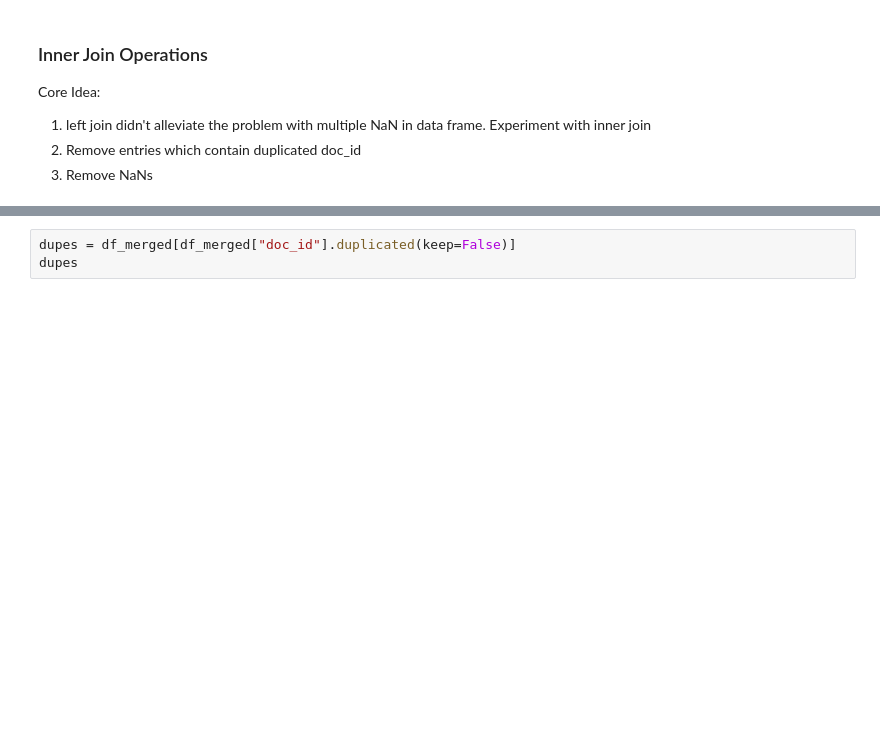
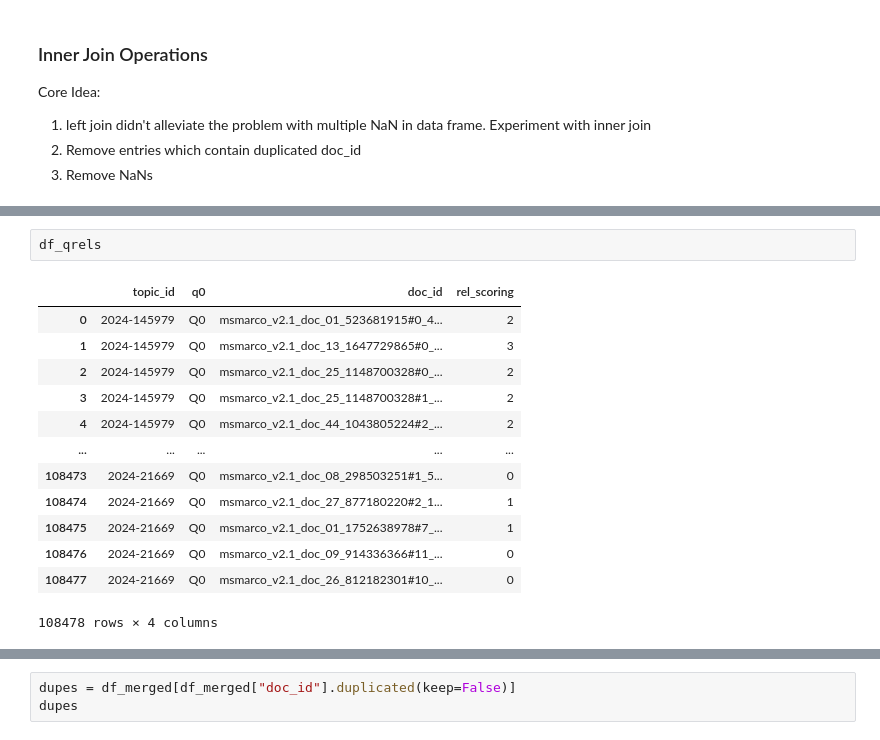
Before and after one commit to AlbertGesk/slt_group_2_positional_bias, a Jupyter notebook: notebooks/4.0-ag-package-merged-data-frame.ipynb, the cells around one changed output, grey strips where cells are left out. Saved outputs shown, nothing was run; the diff lists cells and outputs as text; blank space fills up the shorter version.

```diff
--- a/notebooks/4.0-ag-package-merged-data-frame.ipynb
+++ b/notebooks/4.0-ag-package-merged-data-frame.ipynb
@@ -67,0 +57,16 @@ df_merged
+# %%
+df_qrels
+# %% [output]
+|  | topic_id | q0 | doc_id | rel_scoring |
+| 0 | 2024-145979 | Q0 | msmarco_v2.1_doc_01_523681915#0_4... | 2 |
+| 1 | 2024-145979 | Q0 | msmarco_v2.1_doc_13_1647729865#0_... | 3 |
+| 2 | 2024-145979 | Q0 | msmarco_v2.1_doc_25_1148700328#0_... | 2 |
+| 3 | 2024-145979 | Q0 | msmarco_v2.1_doc_25_1148700328#1_... | 2 |
+| 4 | 2024-145979 | Q0 | msmarco_v2.1_doc_44_1043805224#2_... | 2 |
+| ... | ... | ... | ... | ... |
+| 108473 | 2024-21669 | Q0 | msmarco_v2.1_doc_08_298503251#1_5... | 0 |
+| 108474 | 2024-21669 | Q0 | msmarco_v2.1_doc_27_877180220#2_1... | 1 |
+| 108475 | 2024-21669 | Q0 | msmarco_v2.1_doc_01_1752638978#7_... | 1 |
+| 108476 | 2024-21669 | Q0 | msmarco_v2.1_doc_09_914336366#11_... | 0 |
+| 108477 | 2024-21669 | Q0 | msmarco_v2.1_doc_26_812182301#10_... | 0 |
+108478 rows × 4 columns
```
Also changed, not shown: parts of 5 cells of this notebook, 7 other files.
